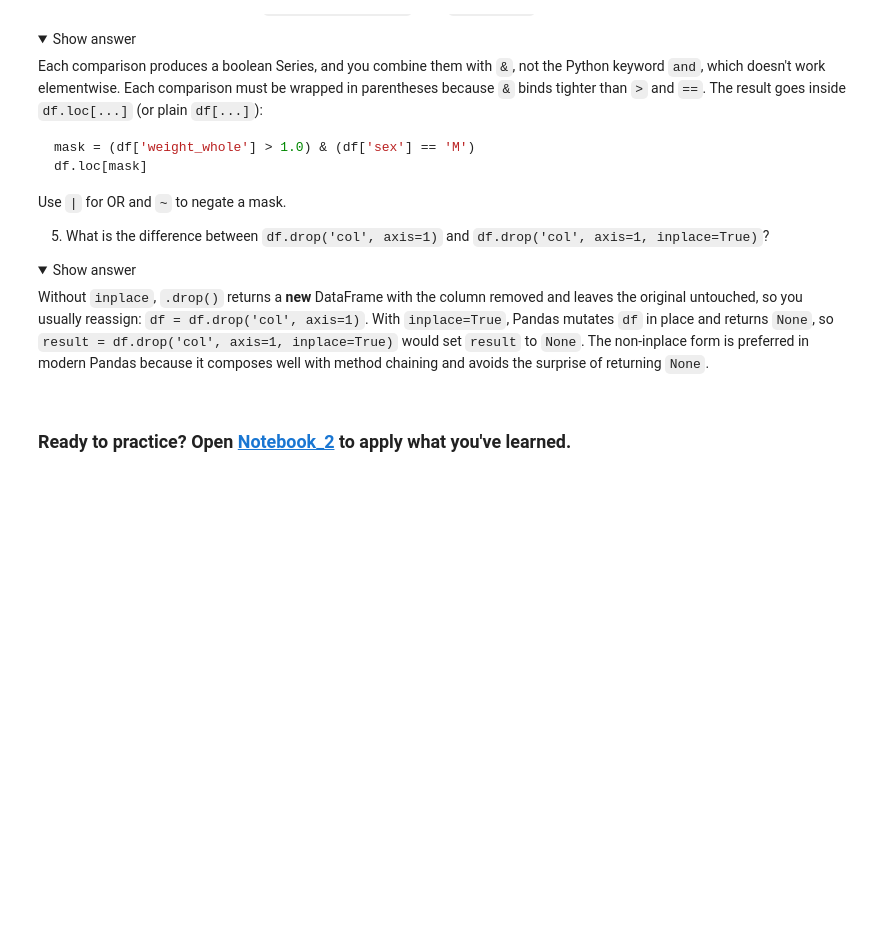
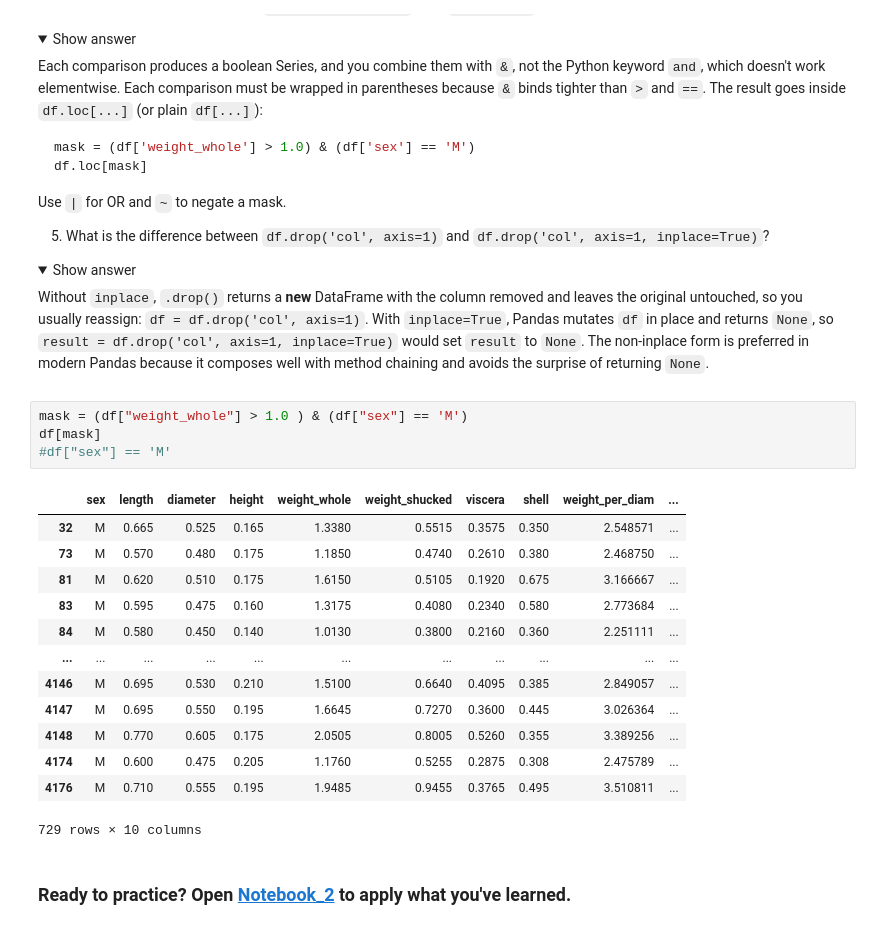
Before and after one commit to d-linkiewicz/amle-pandas, a Jupyter notebook: 1_basics/01_intro_to_pandas.ipynb, the cells around one changed output. Drawn from its saved outputs; the diff is of its cells as text; folded sections open; blank space fills up the shorter version.

```diff
--- a/1_basics/01_intro_to_pandas.ipynb
+++ b/1_basics/01_intro_to_pandas.ipynb
@@ -561,6 +859,24 @@ Use `|` for OR and `~` to negate a mask.
 
 Without `inplace`, `.drop()` returns a **new** DataFrame with the column removed and leaves the original untouched, so you usually reassign: `df = df.drop('col', axis=1)`. With `inplace=True`, Pandas mutates `df` in place and returns `None`, so `result = df.drop('col', axis=1, inplace=True)` would set `result` to `None`. The non-inplace form is preferred in modern Pandas because it composes well with method chaining and avoids the surprise of returning `None`.
 </details>
+# %%
+mask = (df["weight_whole"] > 1.0 ) & (df["sex"] == 'M')
+df[mask]
+#df["sex"] == 'M'
+# %% [output]
+|  | sex | length | diameter | height | weight_whole | weight_shucked | viscera | shell | weight_per_diam | ... |
+| 32 | M | 0.665 | 0.525 | 0.165 | 1.3380 | 0.5515 | 0.3575 | 0.350 | 2.548571 | ... |
+| 73 | M | 0.570 | 0.480 | 0.175 | 1.1850 | 0.4740 | 0.2610 | 0.380 | 2.468750 | ... |
+| 81 | M | 0.620 | 0.510 | 0.175 | 1.6150 | 0.5105 | 0.1920 | 0.675 | 3.166667 | ... |
+| 83 | M | 0.595 | 0.475 | 0.160 | 1.3175 | 0.4080 | 0.2340 | 0.580 | 2.773684 | ... |
+| 84 | M | 0.580 | 0.450 | 0.140 | 1.0130 | 0.3800 | 0.2160 | 0.360 | 2.251111 | ... |
+| ... | ... | ... | ... | ... | ... | ... | ... | ... | ... | ... |
+| 4146 | M | 0.695 | 0.530 | 0.210 | 1.5100 | 0.6640 | 0.4095 | 0.385 | 2.849057 | ... |
+| 4147 | M | 0.695 | 0.550 | 0.195 | 1.6645 | 0.7270 | 0.3600 | 0.445 | 3.026364 | ... |
+| 4148 | M | 0.770 | 0.605 | 0.175 | 2.0505 | 0.8005 | 0.5260 | 0.355 | 3.389256 | ... |
+| 4174 | M | 0.600 | 0.475 | 0.205 | 1.1760 | 0.5255 | 0.2875 | 0.308 | 2.475789 | ... |
+| 4176 | M | 0.710 | 0.555 | 0.195 | 1.9485 | 0.9455 | 0.3765 | 0.495 | 3.510811 | ... |
+729 rows × 10 columns
 # %% [markdown]
 ### **Ready to practice?** Open [Notebook_2](02_exercise_filter_aggregate.ipynb) to apply what you've learned.
 # %% [markdown]
```
Also changed, not shown: parts of 39 cells of this notebook.
